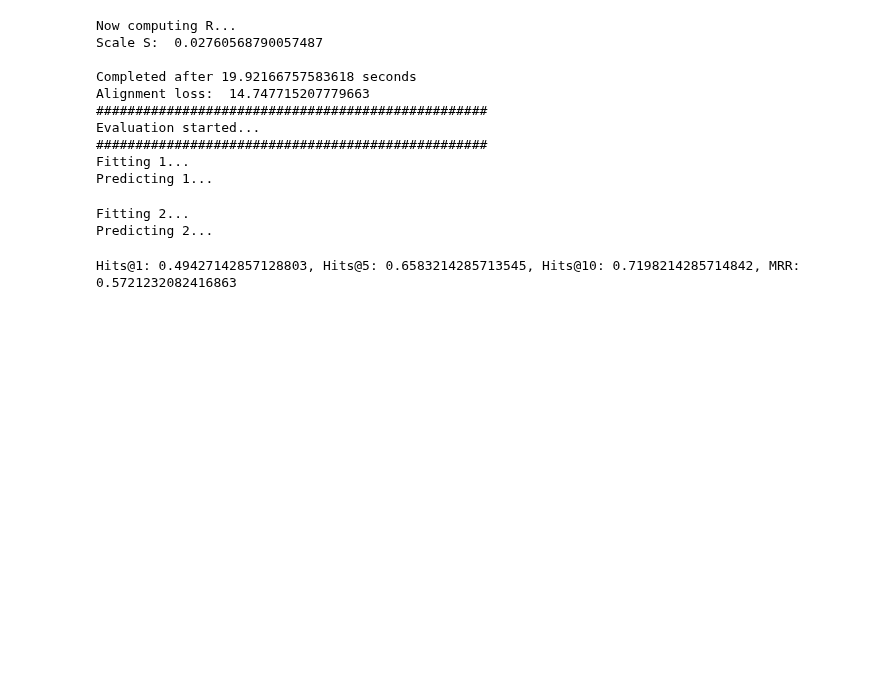
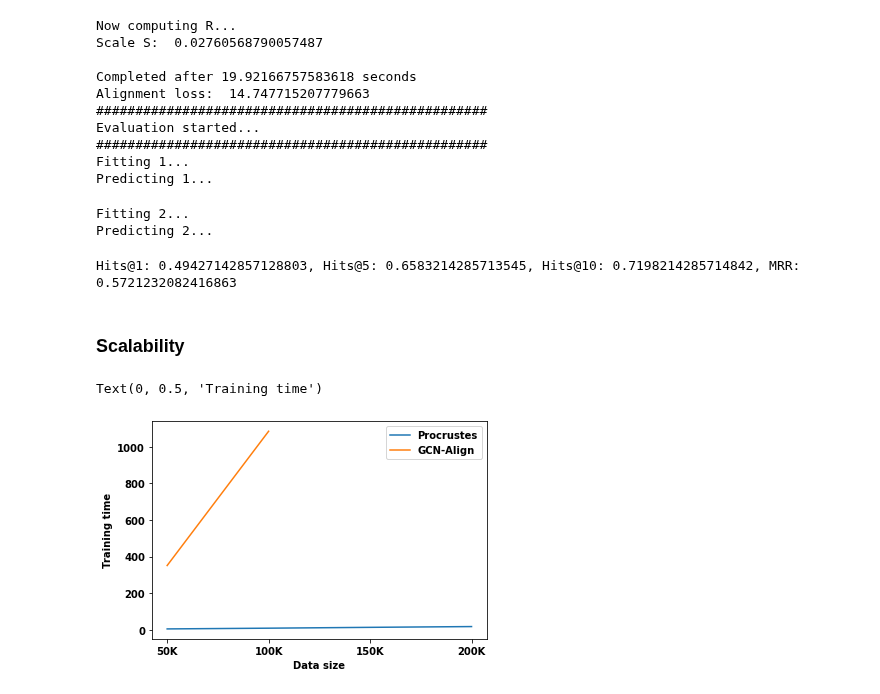
Before and after one commit to dice-group/Universal_Embeddings, a Jupyter notebook: Embedding_Alignment.ipynb, the cells around one changed output. Cells and saved outputs as stored; diff of their text form; code cells hidden in the pictures; blank space fills up the shorter version.

```diff
--- a/Embedding_Alignment.ipynb
+++ b/Embedding_Alignment.ipynb
@@ -834,3 +1047,5 @@ Predicting 1...
 Fitting 2...
 Predicting 2...
 Hits@1: 0.49427142857128803, Hits@5: 0.6583214285713545, Hits@10: 0.7198214285714842, MRR: 0.5721232082416863
+# %% [markdown]
+### Scalability
@@ -836,0 +1054,16 @@ Hits@1: 0.49427142857128803, Hits@5: 0.6583214285713545, Hits@10: 0.719821428571
+# %%
+time = [[4.3, 8.3, 12.9, 17.1], [329, 300.6], [350.8, 1084.5]]
+MRR = [[0.47, 0.43, 0.29, 0.40], [0.35, 0.33], [0.04, 0.04]]
+x_axis = ["50K", "100K", "150K", "200K"]
+# %%
+plt.rcParams["font.weight"] = "bold"
+plt.rcParams["axes.labelweight"] = "bold"
+plt.plot(x_axis, time[0])
+#plt.plot(x_axis[:2], time[1])
+plt.plot(x_axis[:2], time[2])
+plt.legend(("Procrustes", "GCN-Align"))
+plt.xlabel("Data size")
+plt.ylabel("Training time")
+# %% [output]
+Text(0, 0.5, 'Training time')
+[figure, added]
```
Also changed, not shown: parts of 34 cells of this notebook.
